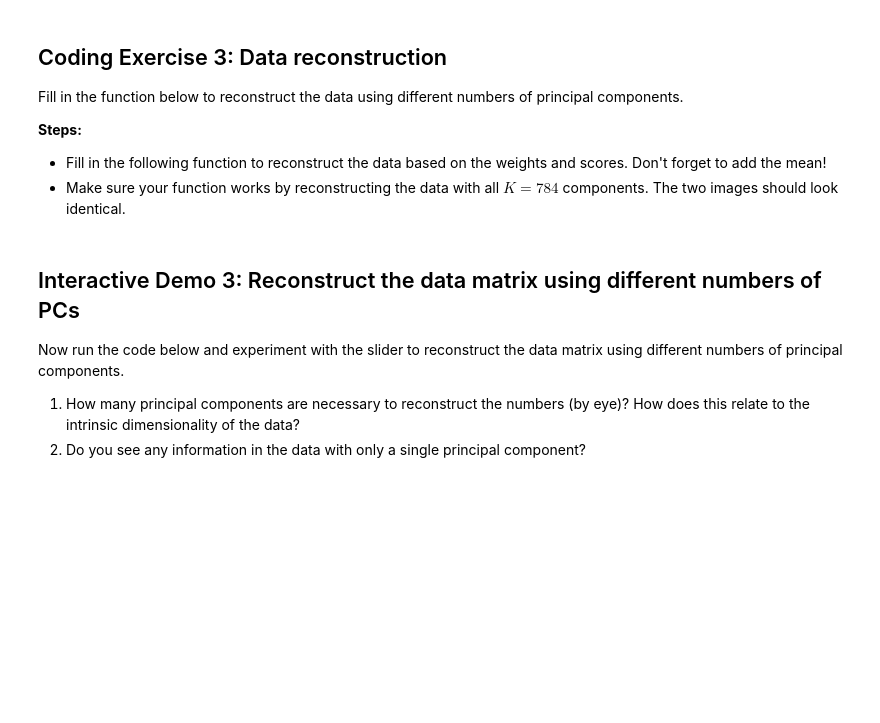
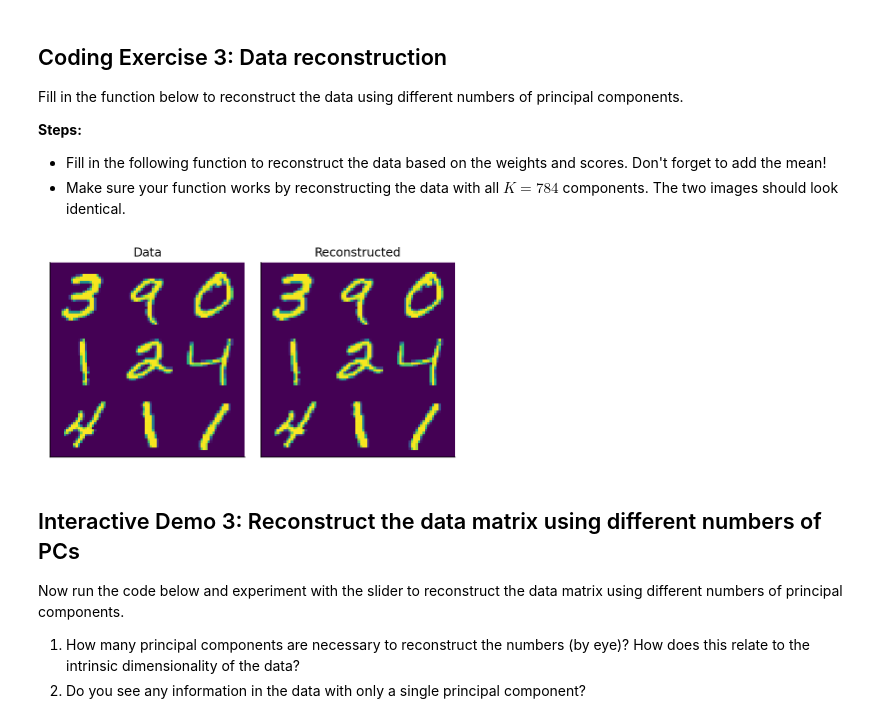
Before and after one commit to HyunsuLee/NMA-CN-course-content, a Jupyter notebook: tutorials/W1D4_DimensionalityReduction/W1D4_Tutorial3.ipynb, the cells around one changed output. Cells and saved outputs as stored; diff of their text form; code cells hidden in the pictures; blank space fills up the shorter version.

```diff
--- a/tutorials/W1D4_DimensionalityReduction/W1D4_Tutorial3.ipynb
+++ b/tutorials/W1D4_DimensionalityReduction/W1D4_Tutorial3.ipynb
@@ -573,33 +534,34 @@ def reconstruct_data(score, evectors, X_mean, K):
 
   Args:
     score (numpy array of floats)    : Score matrix
     evectors (numpy array of floats) : Matrix of eigenvectors
     X_mean (numpy array of floats)   : Vector corresponding to data mean
     K (scalar)                       : Number of components to include
 
   Returns:
     (numpy array of floats)          : Matrix of reconstructed data
 
   """
 
   #################################################
-  ## TO DO for students: Reconstruct the original data in X_reconstructed
   # Comment once you've filled in the function
-  raise NotImplementedError("Student exercise: reconstructing data function!")
+  #raise NotImplementedError("Student exercise: reconstructing data function!")
   #################################################
 
   # Reconstruct the data from the score and eigenvectors
   # Don't forget to add the mean!!
-  X_reconstructed =  ...
+  X_reconstructed =  np.matmul(score[:, :K], evectors[:, :K].T) + X_mean
 
   return X_reconstructed
 
 
 K = 784
 
 # Reconstruct the data based on all components
 X_mean = np.mean(X, 0)
 X_reconstructed = reconstruct_data(score, evectors, X_mean, K)
 
 # Plot the data and reconstruction
 plot_MNIST_reconstruction(X, X_reconstructed)
+# %% [output]
+[figure, added]
```
Also changed, not shown: parts of 16 cells of this notebook.
